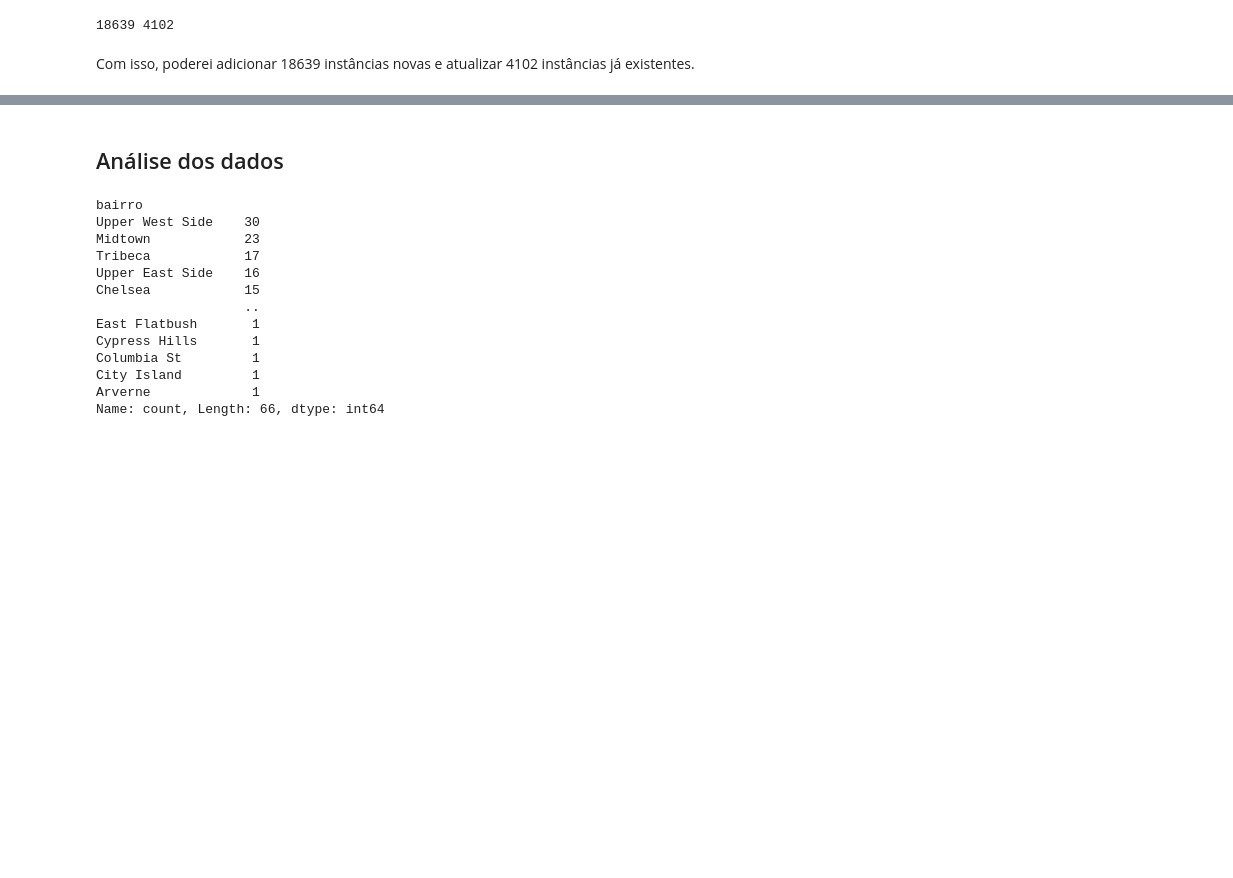
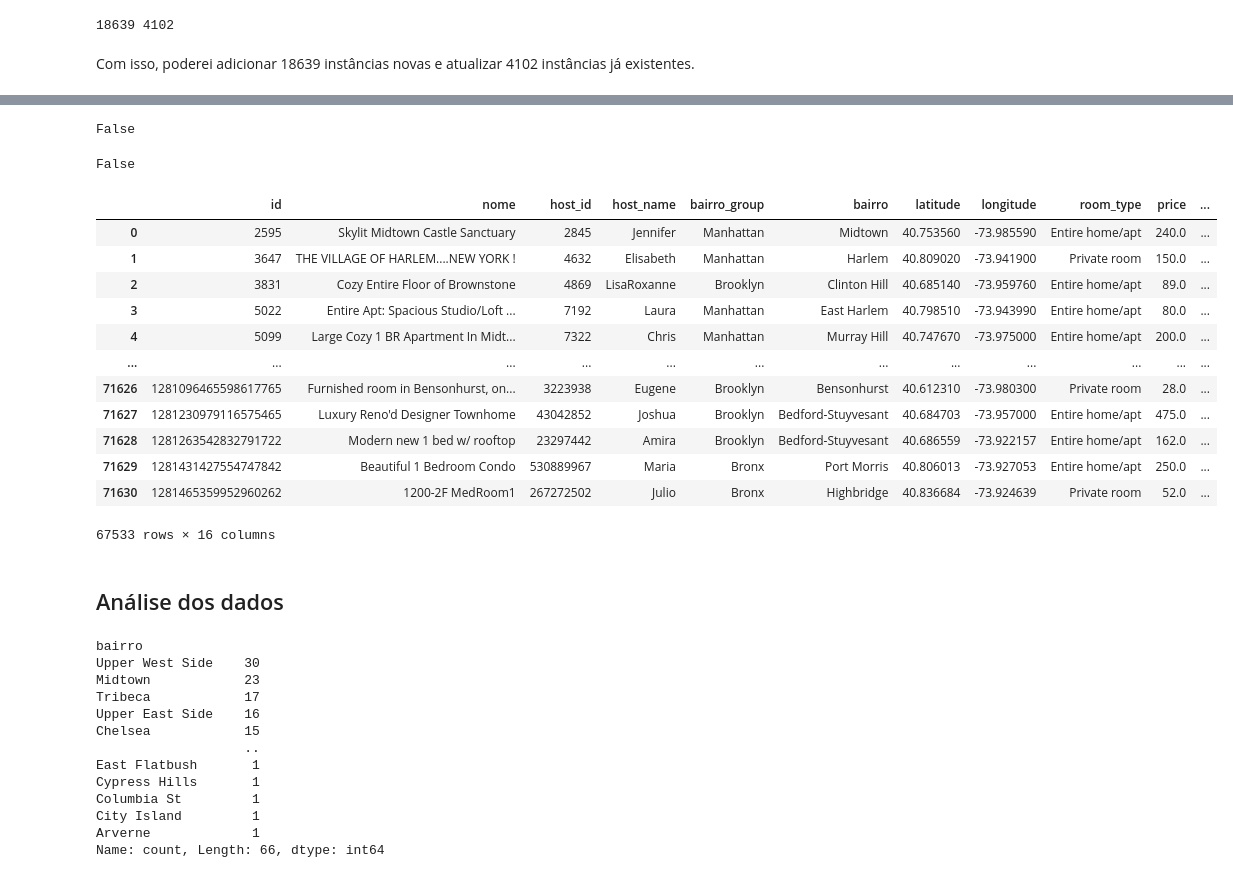
Before and after one commit to pedrobslima/LH_CD_PEDROBARROSDESOUZALIMA, a Jupyter notebook: incidium.ipynb, the cells around one changed output, grey strips where cells are left out. Cells and saved outputs as stored; diff of their text form; code cells hidden in the pictures; blank space fills up the shorter version.

```diff
--- a/incidium.ipynb
+++ b/incidium.ipynb
@@ -231,0 +218,12 @@ teste['price_y'].notna().sum()
+# %%
+# verificando se houve "desatualização" de informações das reviews do dataset antigo para o novo
+ult_mask = teste['ultima_review_x'].notna() & teste['ultima_review_y'].isna()
+rpm_mask = teste['reviews_por_mes_x'].notna() & teste['reviews_por_mes_y'].isna()
+
+if(ult_mask.sum().any()):
+    print(teste[ult_mask].index)
+if(rpm_mask.any()):
+    print(teste[rpm_mask].index)
+
+teste.loc[ult_mask | rpm_mask,
+          ['id', 'numero_de_reviews_x', 'numero_de_reviews_y', 'ultima_review_x', 'ultima_review_y', 'reviews_por_mes_x', 'reviews_por_mes_y']].head()
@@ -231,0 +240,4 @@ teste['price_y'].notna().sum()
+# %%
+lost_reviews = teste.loc[ult_mask, ['id', 'ultima_review_x', 'reviews_por_mes_y']].fillna(0).set_index('id')
+lost_reviews.columns = ['ultima_review', 'reviews_por_mes']
+lost_reviews
@@ -232,3 +251,38 @@ teste['price_y'].notna().sum()
+# %%
+# Verificar se há id's repetidos antes de juntar os dataframes
+print((df['id'].value_counts() > 1).any())
+(df_new['id'].value_counts() > 1).any()
+# %% [output]
+False
+False
+# %%
+df.set_index('id', inplace=True)
+df_new.set_index('id', inplace=True)
+
+# atualiza os dados antigos
+df.update(df_new)
+
+# adiciona os novos dados e retira os usados na atualização
+df = pd.concat([df, df_new.drop(index=lost_reviews.index)]) # se não tirar aquelas reviews "perdidas", elas não vão ser consideradas duplicatas a serem retiradas
+
+df.reset_index(inplace=True)  # to recover the initial structure
+df = df.drop_duplicates() # tira duplicatas
+
+df
+# %% [output]
+|  | id | nome | host_id | host_name | bairro_group | bairro | latitude | longitude | room_type | price | ... |
+| 0 | 2595 | Skylit Midtown Castle Sanctuary | 2845 | Jennifer | Manhattan | Midtown | 40.753560 | -73.985590 | Entire home/apt | 240.0 | ... |
+| 1 | 3647 | THE VILLAGE OF HARLEM....NEW YORK ! | 4632 | Elisabeth | Manhattan | Harlem | 40.809020 | -73.941900 | Private room | 150.0 | ... |
+| 2 | 3831 | Cozy Entire Floor of Brownstone | 4869 | LisaRoxanne | Brooklyn | Clinton Hill | 40.685140 | -73.959760 | Entire home/apt | 89.0 | ... |
+| 3 | 5022 | Entire Apt: Spacious Studio/Loft ... | 7192 | Laura | Manhattan | East Harlem | 40.798510 | -73.943990 | Entire home/apt | 80.0 | ... |
+| 4 | 5099 | Large Cozy 1 BR Apartment In Midt... | 7322 | Chris | Manhattan | Murray Hill | 40.747670 | -73.975000 | Entire home/apt | 200.0 | ... |
+| ... | ... | ... | ... | ... | ... | ... | ... | ... | ... | ... | ... |
+| 71626 | 1281096465598617765 | Furnished room in Bensonhurst, on... | 3223938 | Eugene | Brooklyn | Bensonhurst | 40.612310 | -73.980300 | Private room | 28.0 | ... |
+| 71627 | 1281230979116575465 | Luxury Reno'd Designer Townhome | 43042852 | Joshua | Brooklyn | Bedford-Stuyvesant | 40.684703 | -73.957000 | Entire home/apt | 475.0 | ... |
+| 71628 | 1281263542832791722 | Modern new 1 bed w/ rooftop | 23297442 | Amira | Brooklyn | Bedford-Stuyvesant | 40.686559 | -73.922157 | Entire home/apt | 162.0 | ... |
+| 71629 | 1281431427554747842 | Beautiful 1 Bedroom Condo | 530889967 | Maria | Bronx | Port Morris | 40.806013 | -73.927053 | Entire home/apt | 250.0 | ... |
+| 71630 | 1281465359952960262 | 1200-2F MedRoom1 | 267272502 | Julio | Bronx | Highbridge | 40.836684 | -73.924639 | Private room | 52.0 | ... |
+67533 rows × 16 columns
 # %% [markdown]
 ## Análise dos dados
 # %%
```
Also changed, not shown: parts of 11 cells of this notebook.
